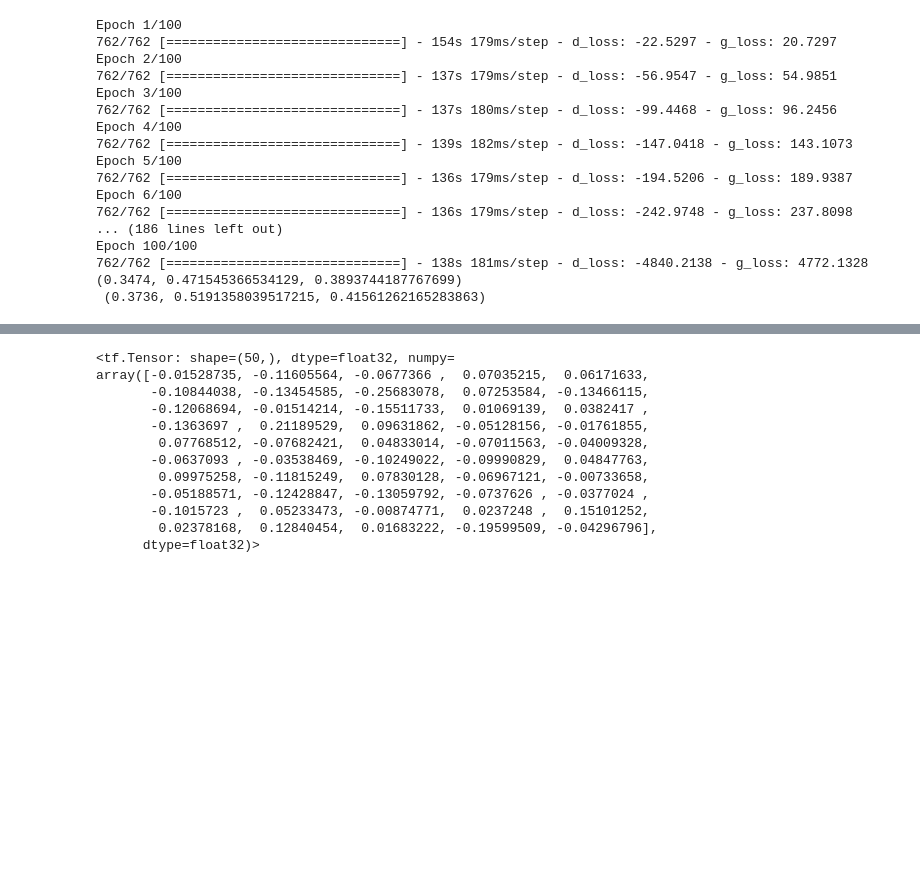
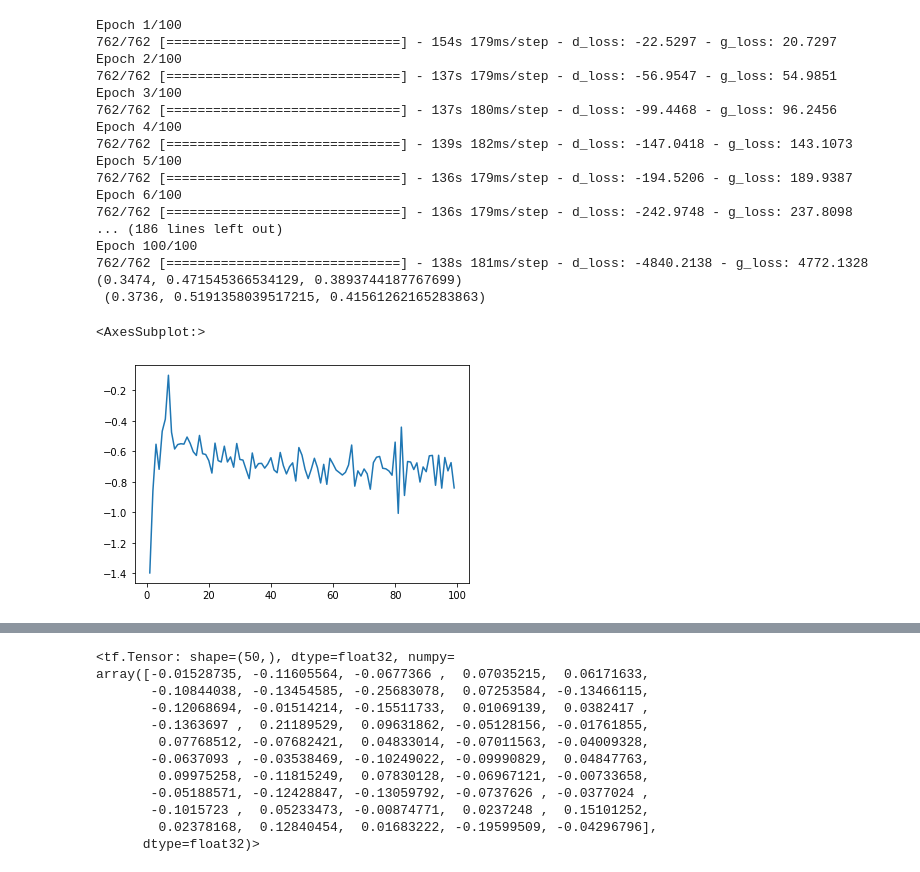
Before and after one commit to declanbarry1/Thesis-Code, a Jupyter notebook: Embeddings.ipynb, the cells around one changed output, grey strips where cells are left out. Cells and saved outputs as stored; diff of their text form; code cells hidden in the pictures; blank space fills up the shorter version.

```diff
--- a/Embeddings.ipynb
+++ b/Embeddings.ipynb
@@ -437,3 +437,6 @@ losses = pd.DataFrame(pd.concat([d,g], axis=1))
 losses.rename(columns={0:'d_loss', 1:'g_loss'})
 
 losses.to_csv("losses/wgangp_100epoch_loss")
+# %%
+loss = pd.read_csv("losses/wgangp_100epoch_loss", index_col=0)
+diffs = (loss.iloc[:,0] + loss.iloc[:,1])
@@ -439,0 +447,5 @@ losses.to_csv("losses/wgangp_100epoch_loss")
+# %%
+(diffs - diffs.shift(1)).plot()
+# %% [output]
+<AxesSubplot:>
+[figure, added]
```
Also changed, not shown: parts of 3 cells of this notebook, 3 other files.
